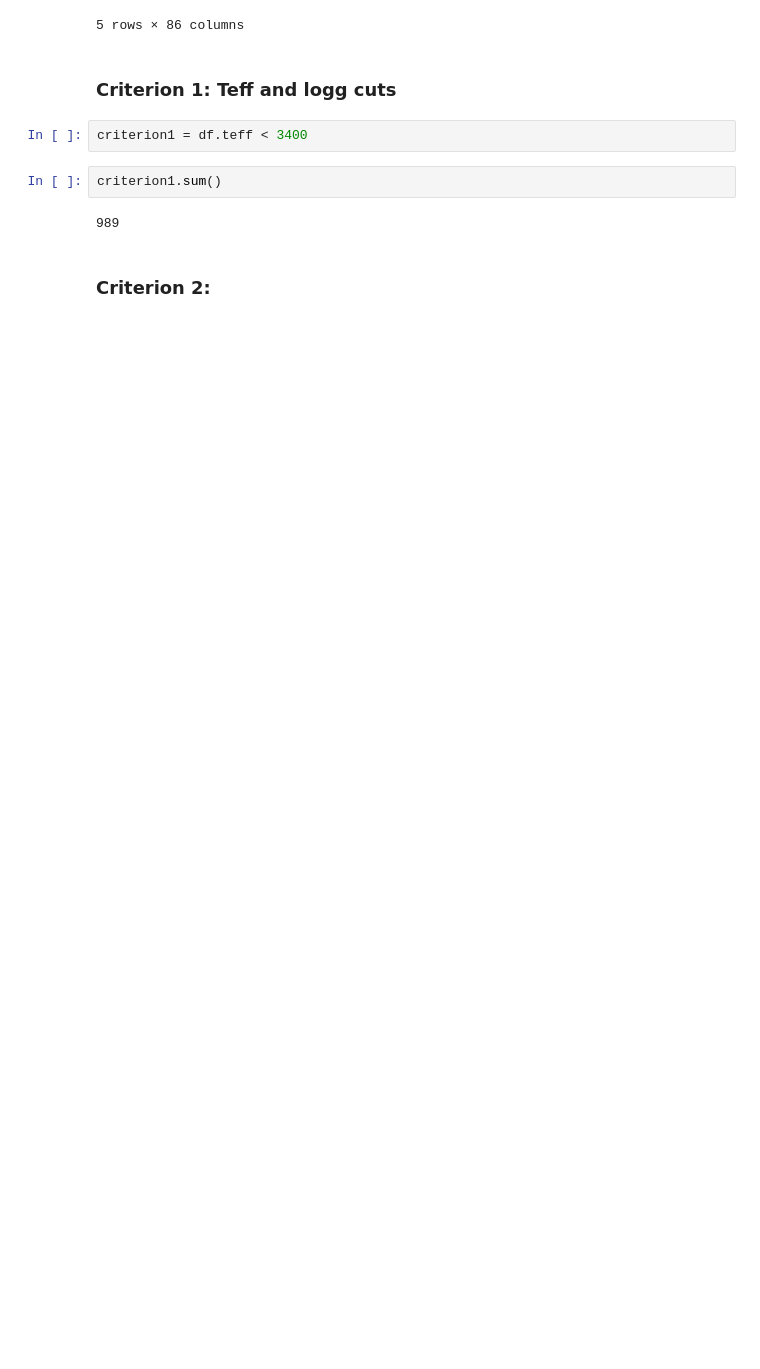
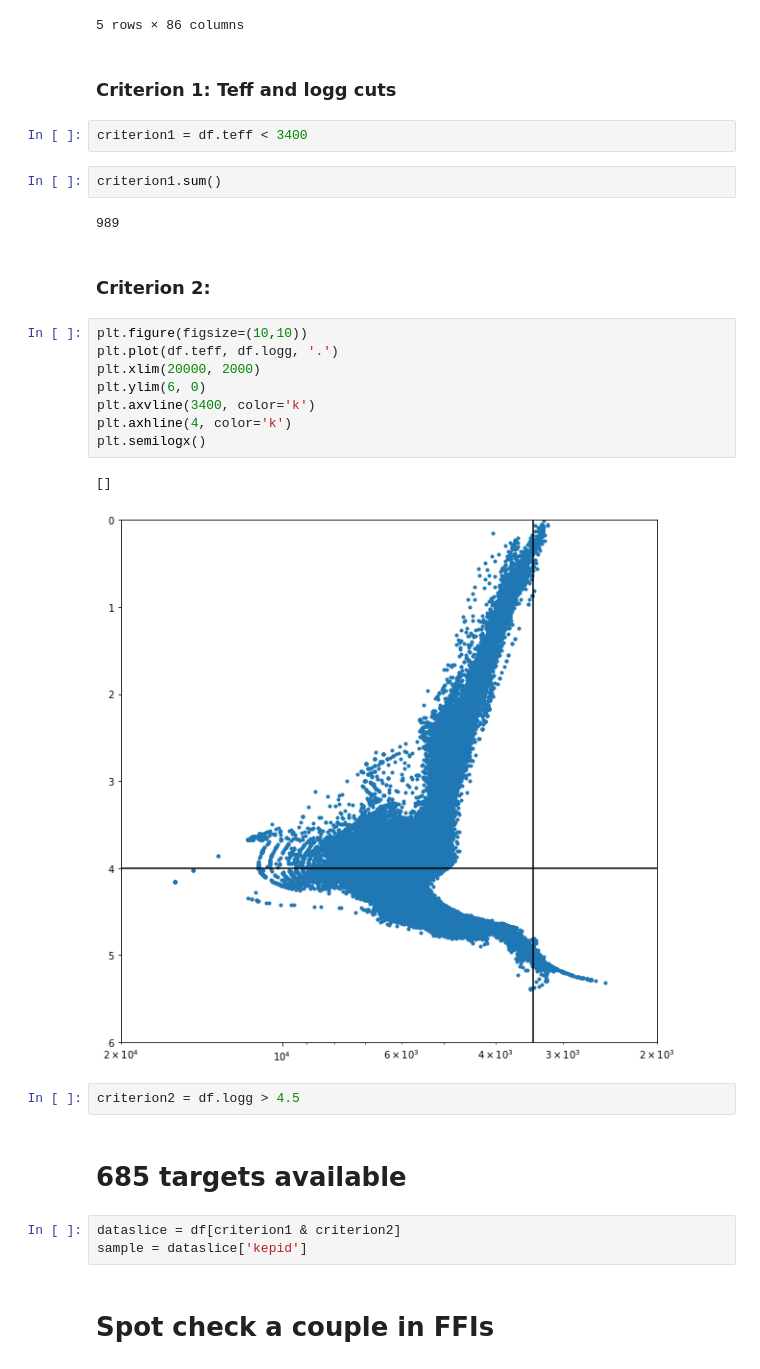
Before and after one commit to benmontet/wilson, a Jupyter notebook: notebooks/01_sample_selection/01_sample_selection_m_dwarfs.ipynb, the cells around one changed output. Cells and saved outputs as stored; diff of their text form; blank space fills up the shorter version.

Commit message:
defining sample rotation periods

```diff
--- a/notebooks/01_sample_selection/01_sample_selection_m_dwarfs.ipynb
+++ b/notebooks/01_sample_selection/01_sample_selection_m_dwarfs.ipynb
@@ -40,3 +40,23 @@ criterion1.sum()
 989
 # %% [markdown]
 ### Criterion 2:
+# %%
+plt.figure(figsize=(10,10))
+plt.plot(df.teff, df.logg, '.')
+plt.xlim(20000, 2000)
+plt.ylim(6, 0)
+plt.axvline(3400, color='k')
+plt.axhline(4, color='k')
+plt.semilogx()
+# %% [output]
+[]
+[figure, added]
+# %%
+criterion2 = df.logg > 4.5
+# %% [markdown]
+# 685 targets available
+# %%
+dataslice = df[criterion1 & criterion2]
+sample = dataslice['kepid']
+# %% [markdown]
+# Spot check a couple in FFIs
```
Also changed, not shown: parts of 10 cells of this notebook.
